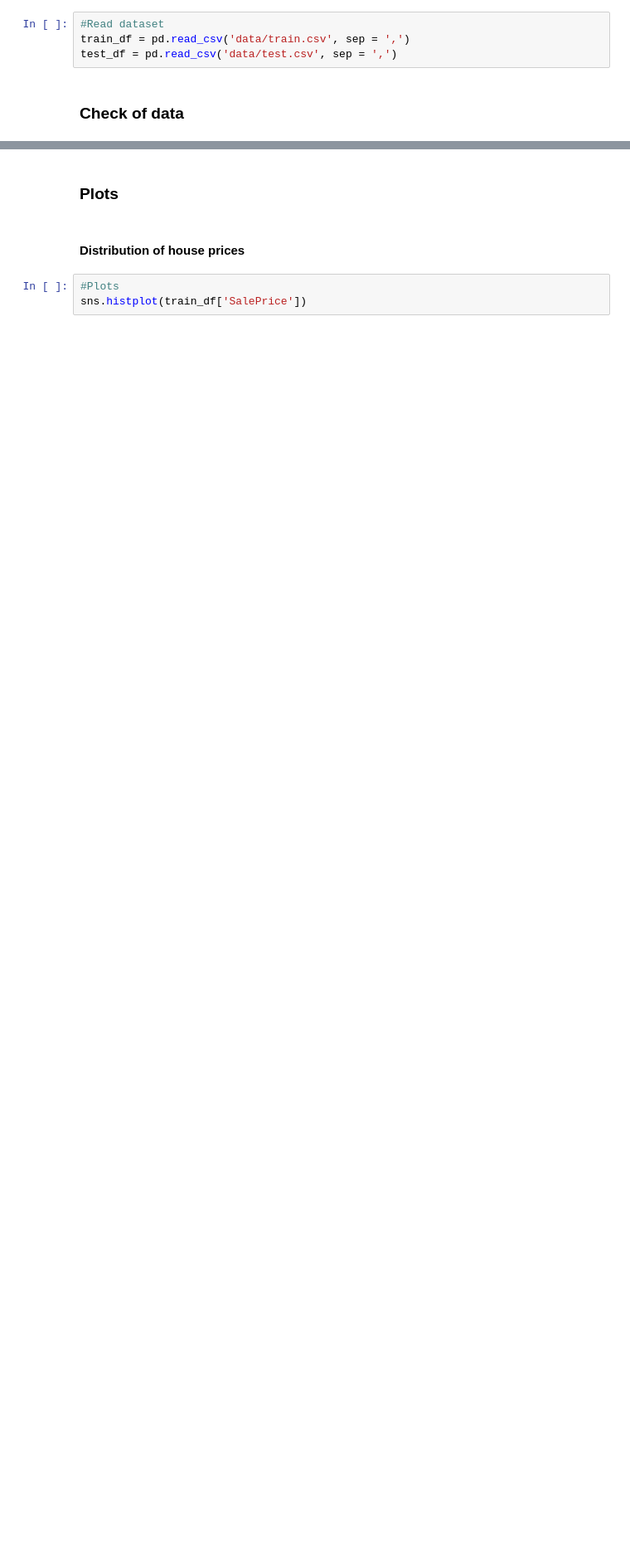
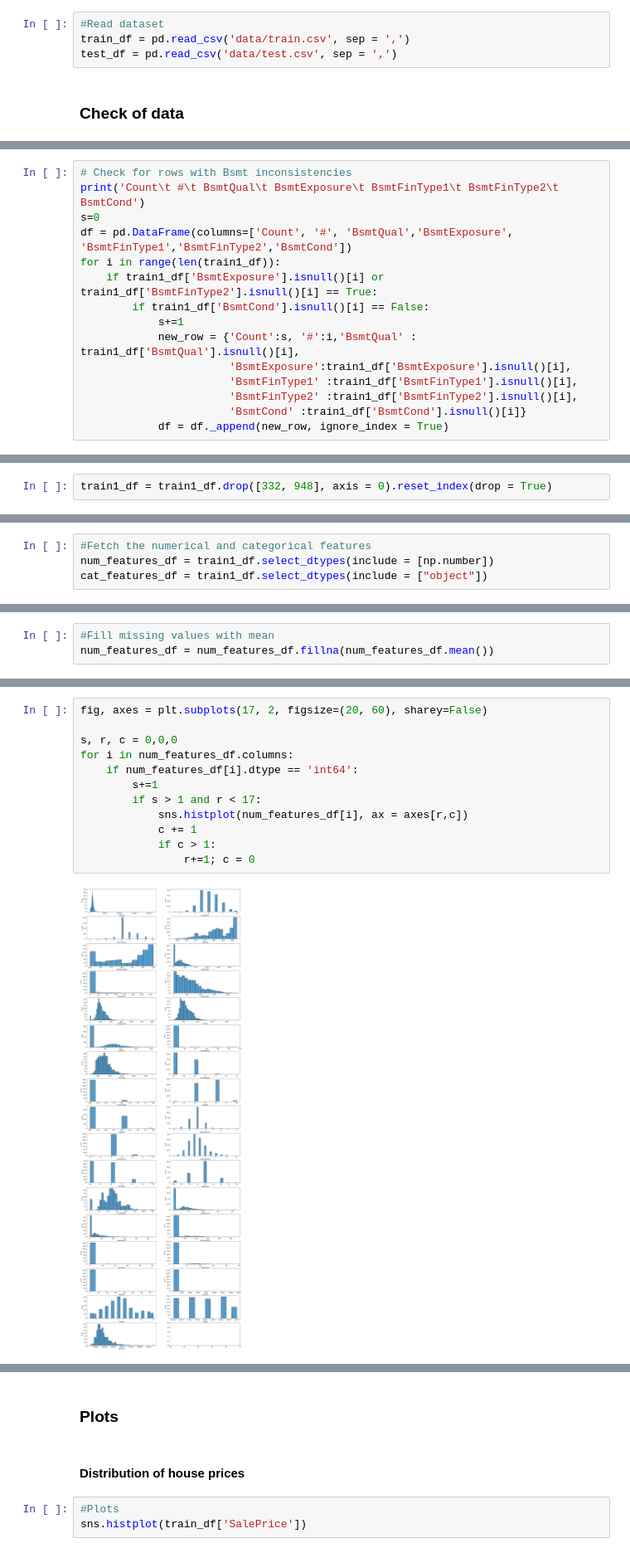
Before and after one commit to boraaktas/COMP4433-Team_Project, a Jupyter notebook: EDA.ipynb, the cells around one changed output, grey strips where cells are left out. Shown at 83% size. Saved outputs shown, nothing was run; the diff lists cells and outputs as text; blank space fills up the shorter version.

```diff
--- a/EDA.ipynb
+++ b/EDA.ipynb
@@ -57,0 +130,15 @@ plt.show()
+# %%
+# Check for rows with Bsmt inconsistencies
+print('Count\t #\t BsmtQual\t BsmtExposure\t BsmtFinType1\t BsmtFinType2\t BsmtCond')
+s=0
+df = pd.DataFrame(columns=['Count', '#', 'BsmtQual','BsmtExposure', 'BsmtFinType1','BsmtFinType2','BsmtCond'])
+for i in range(len(train1_df)):
+    if train1_df['BsmtExposure'].isnull()[i] or train1_df['BsmtFinType2'].isnull()[i] == True:
+        if train1_df['BsmtCond'].isnull()[i] == False:
+            s+=1
+            new_row = {'Count':s, '#':i,'BsmtQual' : train1_df['BsmtQual'].isnull()[i],
+                       'BsmtExposure':train1_df['BsmtExposure'].isnull()[i],
+                       'BsmtFinType1' :train1_df['BsmtFinType1'].isnull()[i],
+                       'BsmtFinType2' :train1_df['BsmtFinType2'].isnull()[i],
+                       'BsmtCond' :train1_df['BsmtCond'].isnull()[i]}
+            df = df._append(new_row, ignore_index = True)
@@ -57,0 +149,2 @@ plt.show()
+# %%
+train1_df = train1_df.drop([332, 948], axis = 0).reset_index(drop = True)
@@ -57,0 +153,4 @@ plt.show()
+# %%
+#Fetch the numerical and categorical features
+num_features_df = train1_df.select_dtypes(include = [np.number])
+cat_features_df = train1_df.select_dtypes(include = ["object"])
@@ -57,0 +159,3 @@ plt.show()
+# %%
+#Fill missing values with mean
+num_features_df = num_features_df.fillna(num_features_df.mean())
@@ -57,0 +164,14 @@ plt.show()
+# %%
+fig, axes = plt.subplots(17, 2, figsize=(20, 60), sharey=False)
+
+s, r, c = 0,0,0
+for i in num_features_df.columns:
+    if num_features_df[i].dtype == 'int64':
+        s+=1
+        if s > 1 and r < 17:
+            sns.histplot(num_features_df[i], ax = axes[r,c])
+            c += 1
+            if c > 1:
+                r+=1; c = 0
+# %% [output]
+[figure, added]
```
Also changed, not shown: parts of 33 cells of this notebook.
